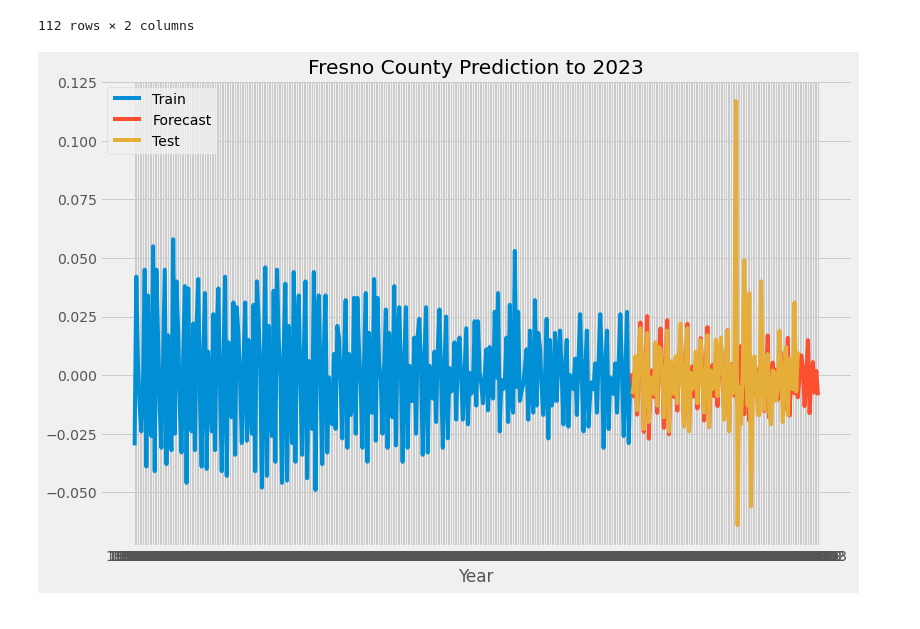
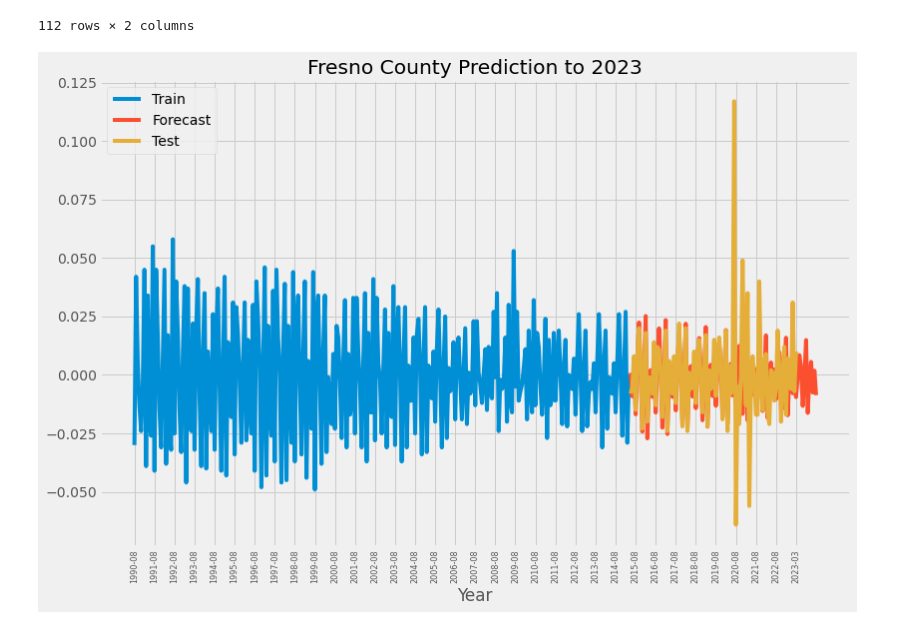
Before and after one commit to joshstruggles/Local-Area-Unemployment-Statistics-California, a Jupyter notebook: time_series_analysis.ipynb, the cells around one changed output. Cells and saved outputs as stored; diff of their text form; code cells hidden in the pictures.

```diff
--- a/time_series_analysis.ipynb
+++ b/time_series_analysis.ipynb
@@ -572,11 +572,15 @@ forecast
 forecast = forecast.set_index('Year')
 # %%
 fig, ax = plt.subplots(figsize = (12,8))
+plt.xticks(fontsize=8, rotation=90)
+xmin, xmax = ax.get_xlim()
+ax.set_xticks(np.round(np.linspace(xmin, xmax), 2))
 ax.plot(train, label = 'Train')
 ax.plot(forecast, label = 'Forecast')
 ax.plot(test, label = 'Test')
 ax.set_title('Fresno County Prediction to 2023')
 ax.set_xlabel('Year')
+ax.set_xticks(range(0,len(Fresno_arma), 12))
 ax.legend();
 # %% [output]
-[figure, old version]
+[figure, new version]
```
Also changed, not shown: parts of 85 cells of this notebook.
